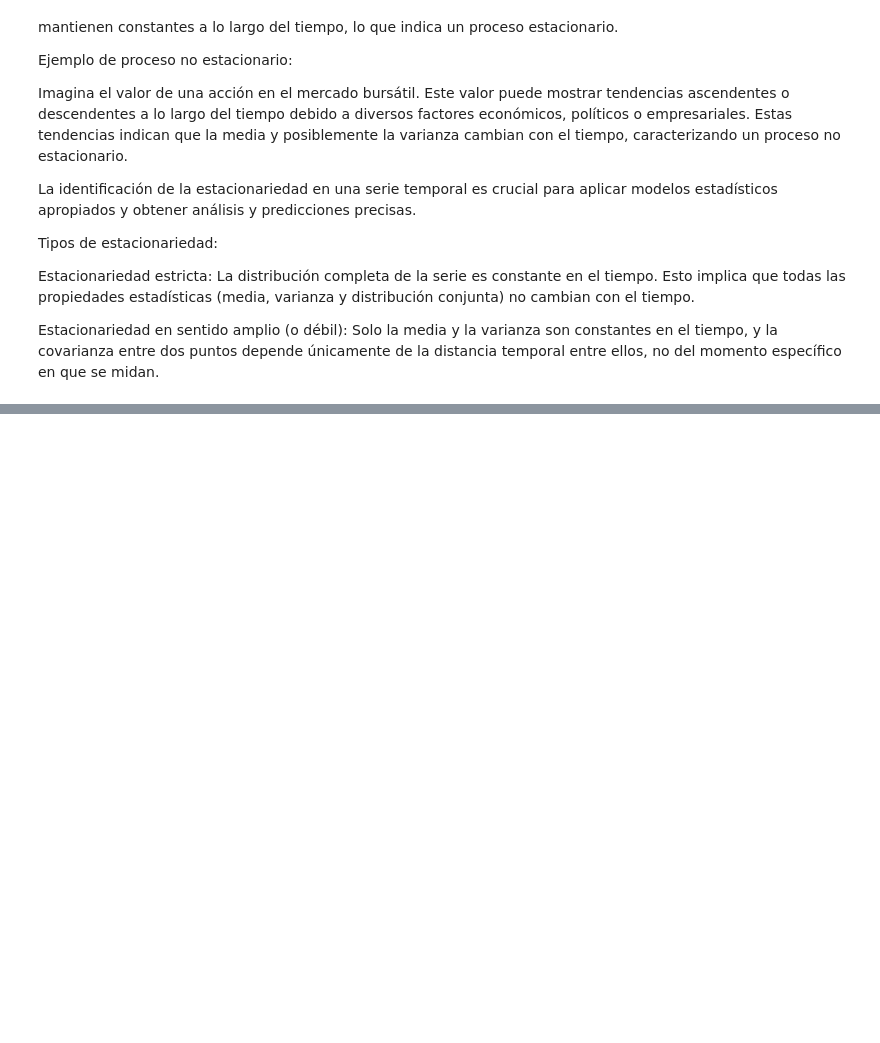
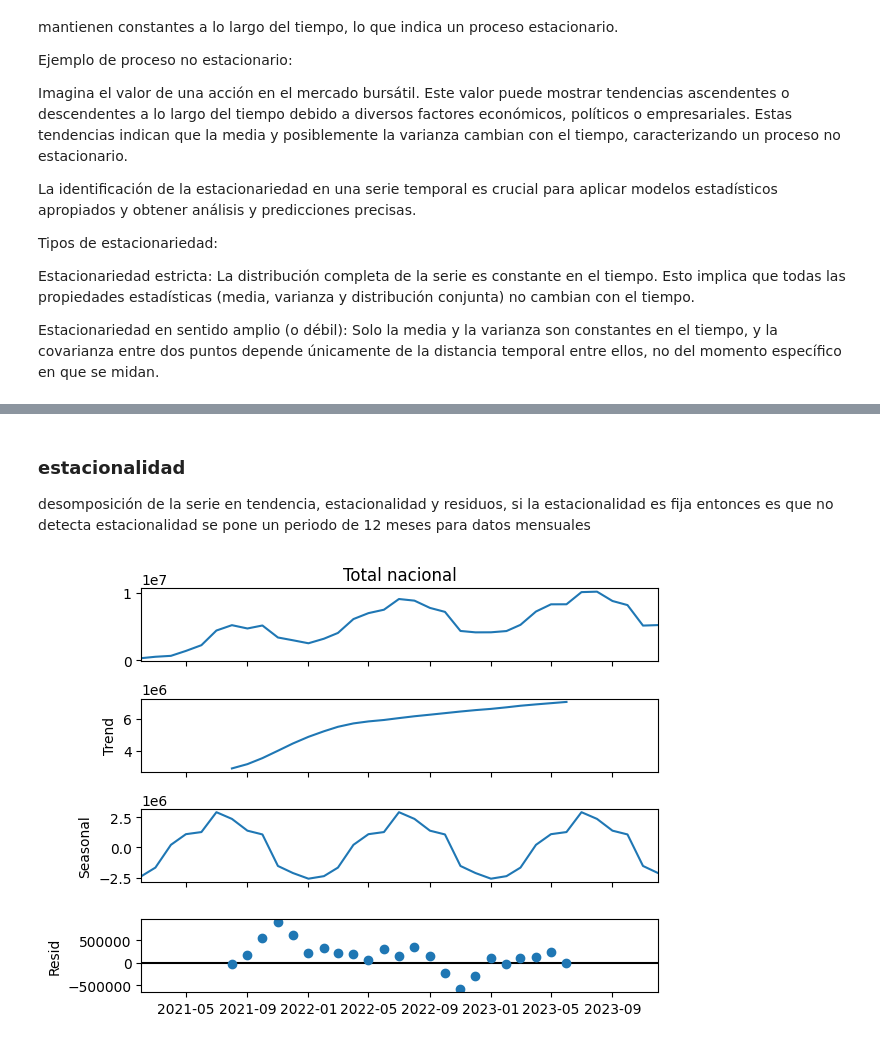
Before and after one commit to crlsrmrlsz/notebooks, a Jupyter notebook: timeseries/turismo_ine.ipynb, the cells around one changed output, grey strips where cells are left out. Saved outputs shown, nothing was run; the diff lists cells and outputs as text; code cells hidden in the pictures; blank space fills up the shorter version.

```diff
--- a/timeseries/turismo_ine.ipynb
+++ b/timeseries/turismo_ine.ipynb
@@ -306,0 +356,4 @@ Estacionariedad en sentido amplio (o débil): Solo la media y la varianza son co
+# %% [markdown]
+### estacionalidad
+desomposición de la serie en tendencia, estacionalidad y residuos, si la estacionalidad es fija entonces es que no detecta estacionalidad
+se pone un periodo de 12 meses para datos mensuales
@@ -306,0 +362,6 @@ Estacionariedad en sentido amplio (o débil): Solo la media y la varianza son co
+# %%
+s_dec_additive = seasonal_decompose(df['Total nacional'], model = "additive", period=12) # añadir period porque si no da error, las versiones antiguas de statsmodels cogían un valor por defecto
+s_dec_additive.plot()
+plt.show()
+# %% [output]
+[figure, added]
```
Also changed, not shown: parts of 6 cells of this notebook, 1 other file.
